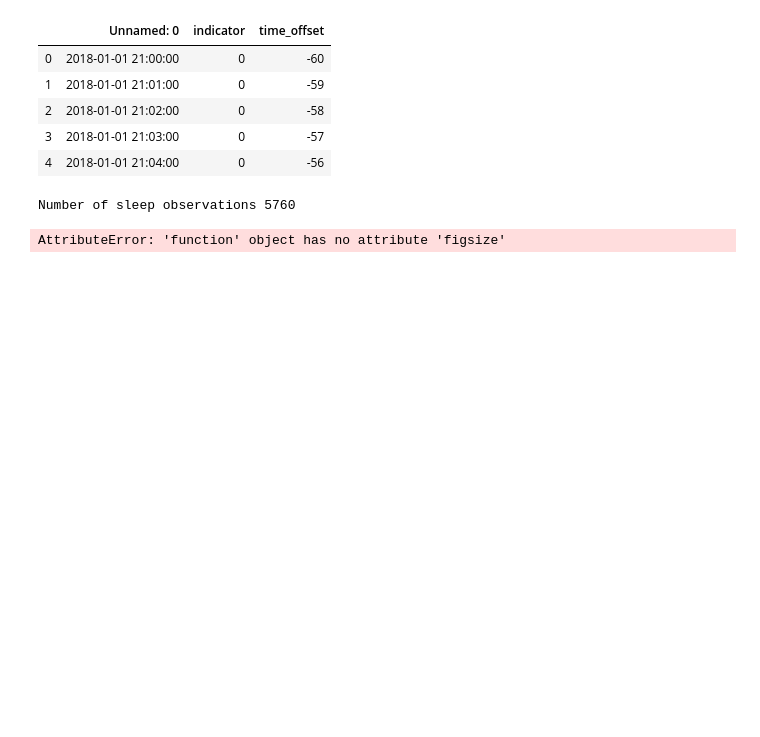
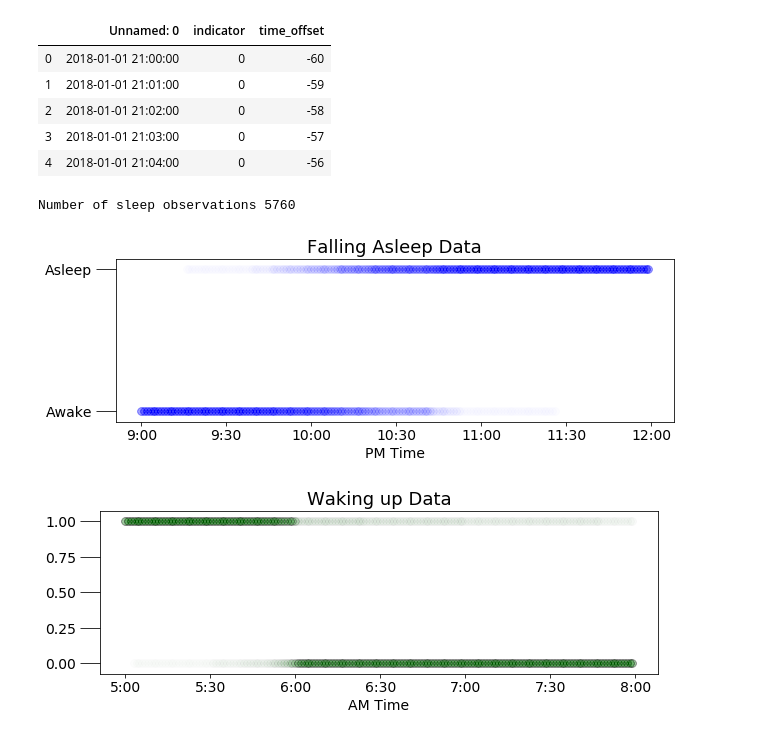
Before and after one commit to sidhant-guliani/bayesian_lin_regression_project, a Jupyter notebook: MCMC_sleep_awake.ipynb, the cells around one changed output. Drawn from its saved outputs; the diff is of its cells as text; code cells hidden in the pictures; blank space fills up the shorter version.

```diff
--- a/MCMC_sleep_awake.ipynb
+++ b/MCMC_sleep_awake.ipynb
@@ -40,20 +36,22 @@ Number of sleep observations 5760
 # %%
 
 sleep_labels = ['9:00', '9:30', '10:00', '10:30', '11:00', '11:30', '12:00']
 # Sleep data
-plt.figure.figsize(16, 6)
-
+plt.figure
 plt.scatter(sleep_data['time_offset'], sleep_data['indicator'],
             s= 60, alpha=0.01, facecolor = 'b', edgecolors='b')
 plt.yticks([0, 1], ['Awake', 'Asleep']); plt.xlabel('PM Time');
 plt.title('Falling Asleep Data', size = 18)
 plt.xticks([-60, -30, 0, 30, 60, 90, 120], sleep_labels);
 
 plt.figure()
 plt.scatter(wake_data['time_offset'], wake_data['indicator'],
             s= 60, alpha=0.01, facecolor = 'g', edgecolors='k')
-#plt.yticks([0, 1], ['Awake', 'Asleep']); plt.xlabel('PM Time');
-#plt.title('Falling Asleep Data', size = 18)
+#plt.yticks([0, 1], ['Awake', 'Asleep']);
+plt.xlabel('AM Time');
+plt.title('Waking up Data', size = 18)
+wake_labels = ['5:00', '5:30', '6:00', '6:30', '7:00', '7:30', '8:00']
 plt.xticks([-60, -30, 0, 30, 60, 90, 120], wake_labels);
 # %% [output]
-AttributeError: 'function' object has no attribute 'figsize'
+[figure, added]
+[figure, added]
```
Also changed, not shown: parts of 6 cells of this notebook.
